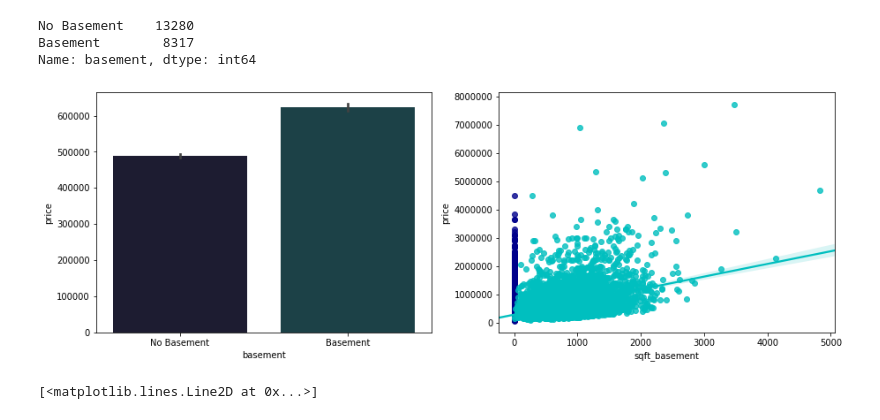
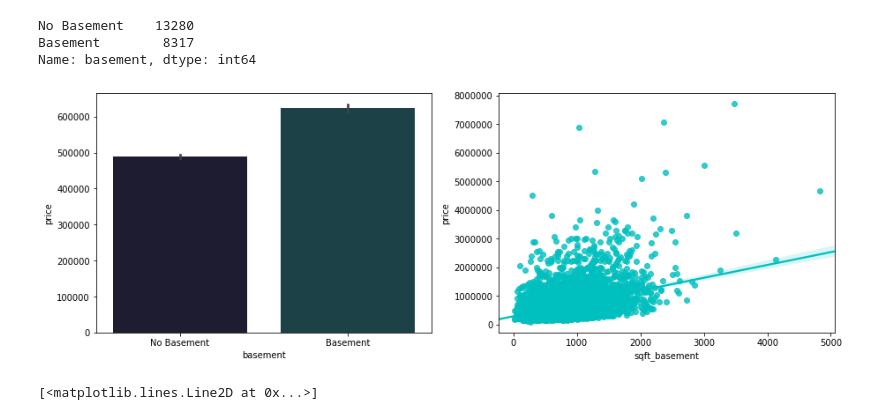
Before and after one commit to NehaP92/dsc-mod-2-project-online-pt-041320, a Jupyter notebook: student.ipynb, the cells around one changed output. Drawn from its saved outputs; the diff is of its cells as text; code cells hidden in the pictures.

```diff
--- a/student.ipynb
+++ b/student.ipynb
@@ -2953,15 +2966,17 @@ basement_analysis=pd.concat([basement_analysis,df.sqft_basement], axis = 1)
 # %%
 fig,axes = plt.subplots(nrows = 1, ncols = 2, figsize = (15,5))
 axes = axes.flatten()
 sns.barplot(x='basement',y='price', data = basement_analysis, ax = axes[0],palette=sns.color_palette("cubehelix", 8))
-sns.regplot(x=basement_analysis.loc[~(basement_analysis['basement']=='Basement'),'sqft_basement'],
-            y=basement_analysis.loc[~(basement_analysis['basement']=='Basement'),'price'], label = 'No Basement',
-            color = "darkblue", ax = axes[1])
+# sns.regplot(x=basement_analysis.loc[~(basement_analysis['basement']=='Basement'),'sqft_basement'],
+#             y=basement_analysis.loc[~(basement_analysis['basement']=='Basement'),'price'], label = 'No Basement',
+#             color = "darkblue", ax = axes[1])
 sns.regplot(x=basement_analysis.loc[(basement_analysis['basement']=='Basement'),'sqft_basement'],
             y=basement_analysis.loc[(basement_analysis['basement']=='Basement'),'price'], label = 'Basement',
             color = "c",ax = axes[1]);
+axes[0].set_facecolor('none')
+axes[1].set_facecolor('none')
 # %% [output]
-[figure, old version]
+[figure, new version]
 # %%
 plt.plot(basement_analysis.loc[(basement_analysis['basement']=='Basement'),'price'], color = 'c')
 plt.plot(basement_analysis.loc[~(basement_analysis['basement']=='Basement'),'price'], color = 'midnightblue')
```
Also changed, not shown: parts of 38 cells of this notebook, 11 other files.
